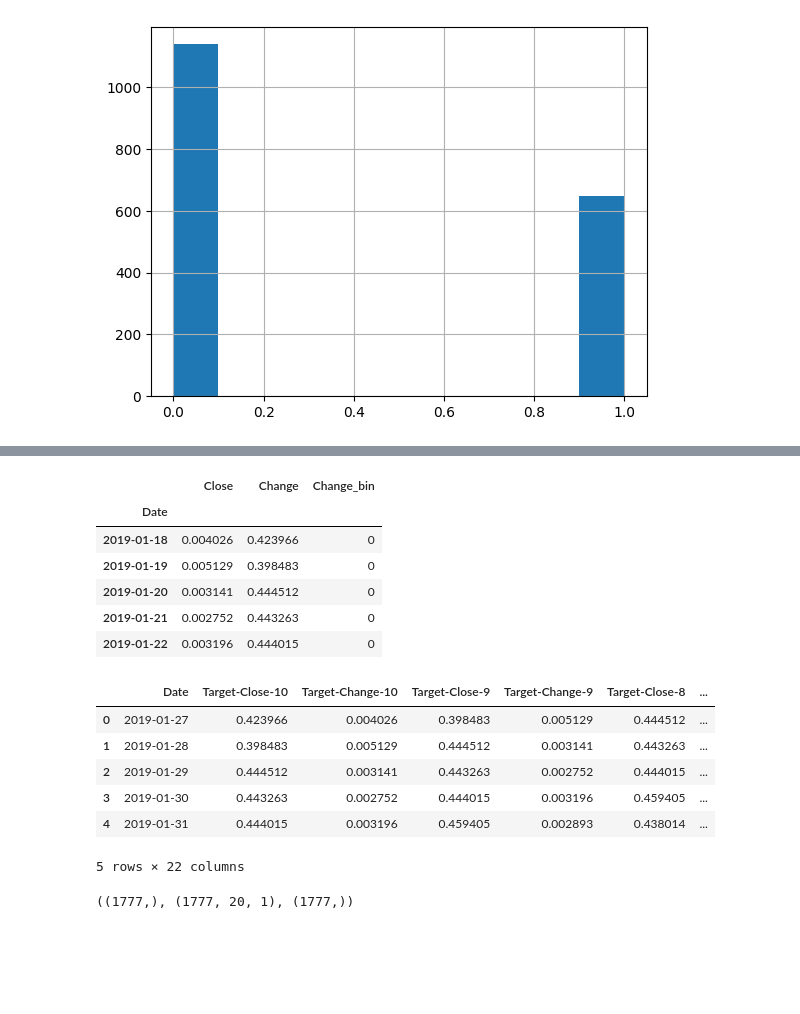
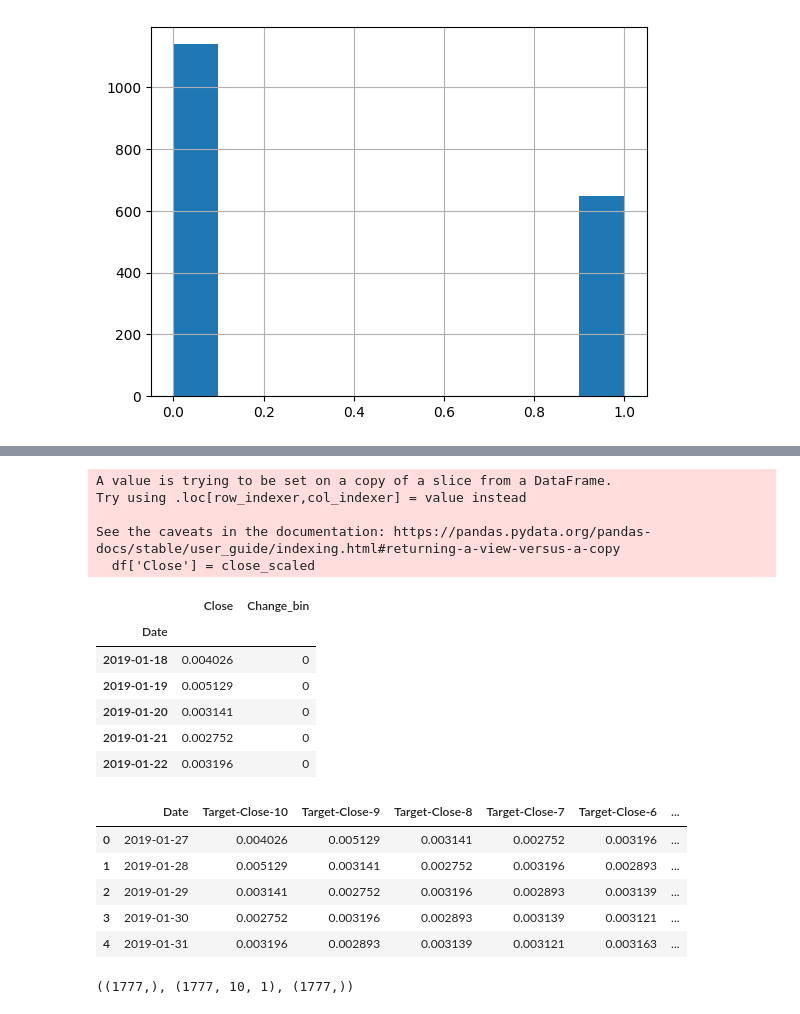
Before and after one commit to Lucas-CE/Bitcoin-forecast, a Jupyter notebook: Problem-2/original_notebook.ipynb, the cells around one changed output, grey strips where cells are left out. Drawn from its saved outputs; the diff is of its cells as text; code cells hidden in the pictures; blank space fills up the shorter version.

Commit message:
Change column give future info

```diff
--- a/Problem-2/original_notebook.ipynb
+++ b/Problem-2/original_notebook.ipynb
@@ -82,5 +87,6 @@ df
 # %%
 change_percentage = 4
 df['Change_bin'] = (df['Change'] >= change_percentage/100).astype(int)
+df = df[['Close', 'Change_bin']]
 df.head()
 # %% [output]
@@ -104,18 +105,21 @@ plt.plot(df.index, df['Change'])
 # %%
 scaler = MinMaxScaler(feature_range=(0, 1))
-change_scaled = scaler.fit_transform(df['Change'].values.reshape(-1,1))
 close_scaled = scaler.fit_transform(df['Close'].values.reshape(-1,1))
-df['Change'] = change_scaled
 df['Close'] = close_scaled
 df.head()
 # %% [output]
+A value is trying to be set on a copy of a slice from a DataFrame.
+Try using .loc[row_indexer,col_indexer] = value instead
+
+See the caveats in the documentation: https://pandas.pydata.org/pandas-docs/stable/user_guide/indexing.html#returning-a-view-versus-a-copy
+  df['Close'] = close_scaled
-|  | Close | Change | Change_bin |
-| Date |  |  |  |
-| 2019-01-18 | 0.004026 | 0.423966 | 0 |
-| 2019-01-19 | 0.005129 | 0.398483 | 0 |
-| 2019-01-20 | 0.003141 | 0.444512 | 0 |
-| 2019-01-21 | 0.002752 | 0.443263 | 0 |
-| 2019-01-22 | 0.003196 | 0.444015 | 0 |
+|  | Close | Change_bin |
+| Date |  |  |
+| 2019-01-18 | 0.004026 | 0 |
+| 2019-01-19 | 0.005129 | 0 |
+| 2019-01-20 | 0.003141 | 0 |
+| 2019-01-21 | 0.002752 | 0 |
+| 2019-01-22 | 0.003196 | 0 |
 # %%
 import numpy as np
 
@@ -155,13 +159,12 @@ def df_to_windowed_df(dataframe, n=3):
 windowed_df = df_to_windowed_df(df, n=10)
 windowed_df.head()
 # %% [output]
-|  | Date | Target-Close-10 | Target-Change-10 | Target-Close-9 | Target-Change-9 | Target-Close-8 | ... |
-| 0 | 2019-01-27 | 0.423966 | 0.004026 | 0.398483 | 0.005129 | 0.444512 | ... |
-| 1 | 2019-01-28 | 0.398483 | 0.005129 | 0.444512 | 0.003141 | 0.443263 | ... |
-| 2 | 2019-01-29 | 0.444512 | 0.003141 | 0.443263 | 0.002752 | 0.444015 | ... |
-| 3 | 2019-01-30 | 0.443263 | 0.002752 | 0.444015 | 0.003196 | 0.459405 | ... |
-| 4 | 2019-01-31 | 0.444015 | 0.003196 | 0.459405 | 0.002893 | 0.438014 | ... |
+|  | Date | Target-Close-10 | Target-Close-9 | Target-Close-8 | Target-Close-7 | Target-Close-6 | ... |
+| 0 | 2019-01-27 | 0.004026 | 0.005129 | 0.003141 | 0.002752 | 0.003196 | ... |
+| 1 | 2019-01-28 | 0.005129 | 0.003141 | 0.002752 | 0.003196 | 0.002893 | ... |
+| 2 | 2019-01-29 | 0.003141 | 0.002752 | 0.003196 | 0.002893 | 0.003139 | ... |
+| 3 | 2019-01-30 | 0.002752 | 0.003196 | 0.002893 | 0.003139 | 0.003121 | ... |
+| 4 | 2019-01-31 | 0.003196 | 0.002893 | 0.003139 | 0.003121 | 0.003163 | ... |
-5 rows × 22 columns
 # %%
 def windowed_df_to_date_X_y(windowed_dataframe):
   df_as_np = windowed_dataframe.to_numpy()
@@ -178,7 +181,7 @@ def windowed_df_to_date_X_y(windowed_dataframe):
 dates, X, y = windowed_df_to_date_X_y(windowed_df)
 dates.shape, X.shape, y.shape
 # %% [output]
-((1777,), (1777, 20, 1), (1777,))
+((1777,), (1777, 10, 1), (1777,))
 # %%
 train_percentage = 0.7
 val_percentage = 0.1
```
Also changed, not shown: parts of 7 cells of this notebook.
